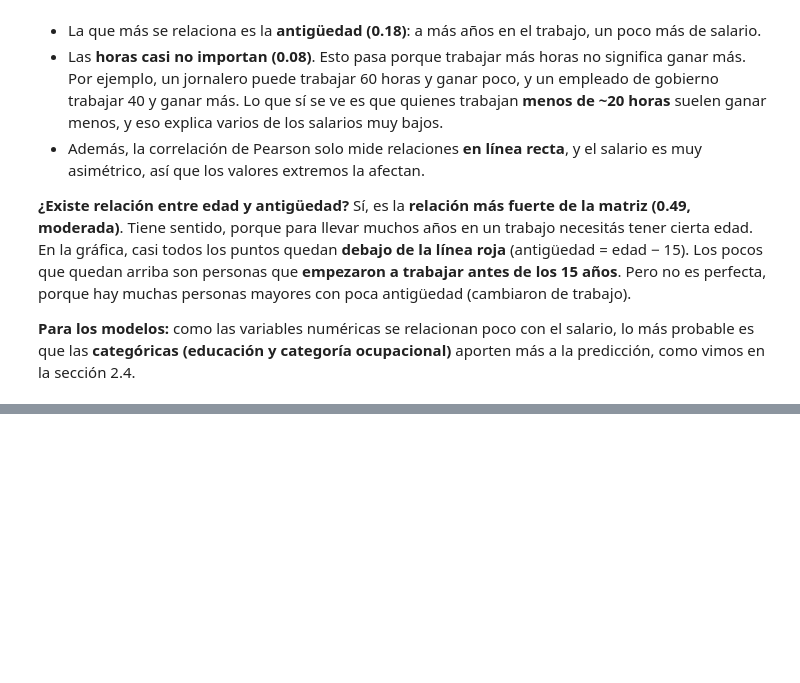
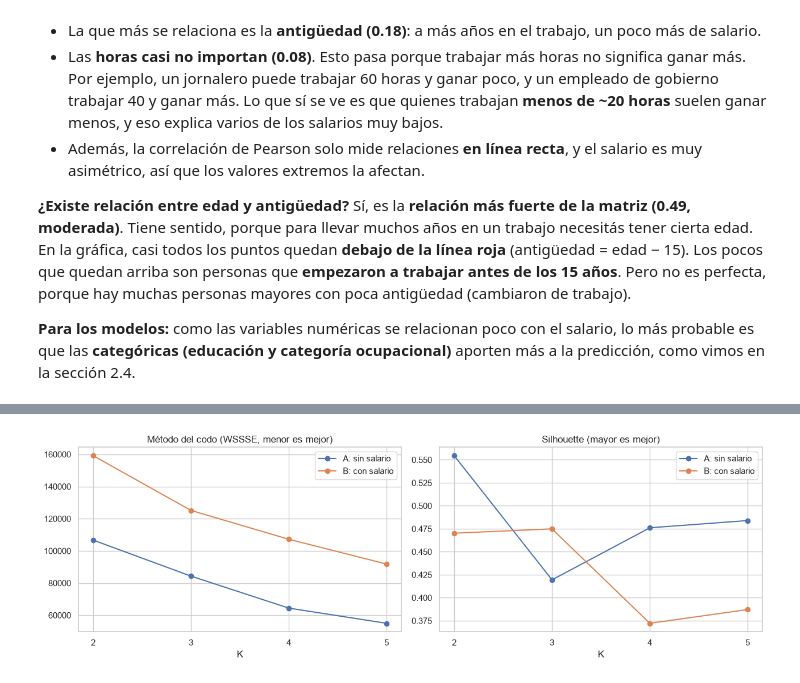
Before and after one commit to Qu3zada22/lab7-md, a Jupyter notebook: lab7_eneic.ipynb, the cells around one changed output, grey strips where cells are left out. Drawn from its saved outputs; the diff is of its cells as text; code cells hidden in the pictures; blank space fills up the shorter version.

```diff
--- a/lab7_eneic.ipynb
+++ b/lab7_eneic.ipynb
@@ -977,0 +1004,24 @@ Sí, es la **relación más fuerte de la matriz (0.49, moderada)**. Tiene sentid
+# %%
+def ajustar(cols, k, datos=df_k):
+    pipe = Pipeline(stages=[
+        VectorAssembler(inputCols=cols, outputCol="vec"),
+        StandardScaler(inputCol="vec", outputCol="features", withMean=True, withStd=True),
+        KMeans(featuresCol="features", predictionCol="cluster", k=k, seed=42, maxIter=50),
+    ])
+    return pipe.fit(datos)
+
+evaluador = ClusteringEvaluator(featuresCol="features", predictionCol="cluster",
+                                metricName="silhouette", distanceMeasure="squaredEuclidean")
+resultados, modelos = [], {}
+for nombre, cols in CONJUNTOS.items():
+    for k in KS:
+        m = ajustar(cols, k)
+        pred = m.transform(df_k)
+        tam = [r["count"] for r in pred.groupBy("cluster").count().collect()]
+        resultados.append({"conjunto": nombre, "k": k,
+                           "silhouette": evaluador.evaluate(pred),
+                           "WSSSE": m.stages[-1].summary.trainingCost,
+                           "cluster_mas_chico_%": 100 * min(tam) / sum(tam)})
+        modelos[(nombre, k)] = m
+res_k = pd.DataFrame(resultados)
+res_k.round(3)
@@ -977,0 +1038,11 @@ Sí, es la **relación más fuerte de la matriz (0.49, moderada)**. Tiene sentid
+# %%
+fig, axes = plt.subplots(1, 2, figsize=(13, 4.3))
+for nombre, t in res_k.groupby("conjunto"):
+    axes[0].plot(t["k"], t["WSSSE"], "o-", label=nombre)
+    axes[1].plot(t["k"], t["silhouette"], "o-", label=nombre)
+axes[0].set_title("Método del codo (WSSSE, menor es mejor)"); axes[0].set_xlabel("K")
+axes[1].set_title("Silhouette (mayor es mejor)"); axes[1].set_xlabel("K")
+for ax in axes: ax.set_xticks(KS); ax.legend()
+plt.tight_layout(); plt.show()
+# %% [output]
+[figure, added]
```
Also changed, not shown: parts of 15 cells of this notebook.
